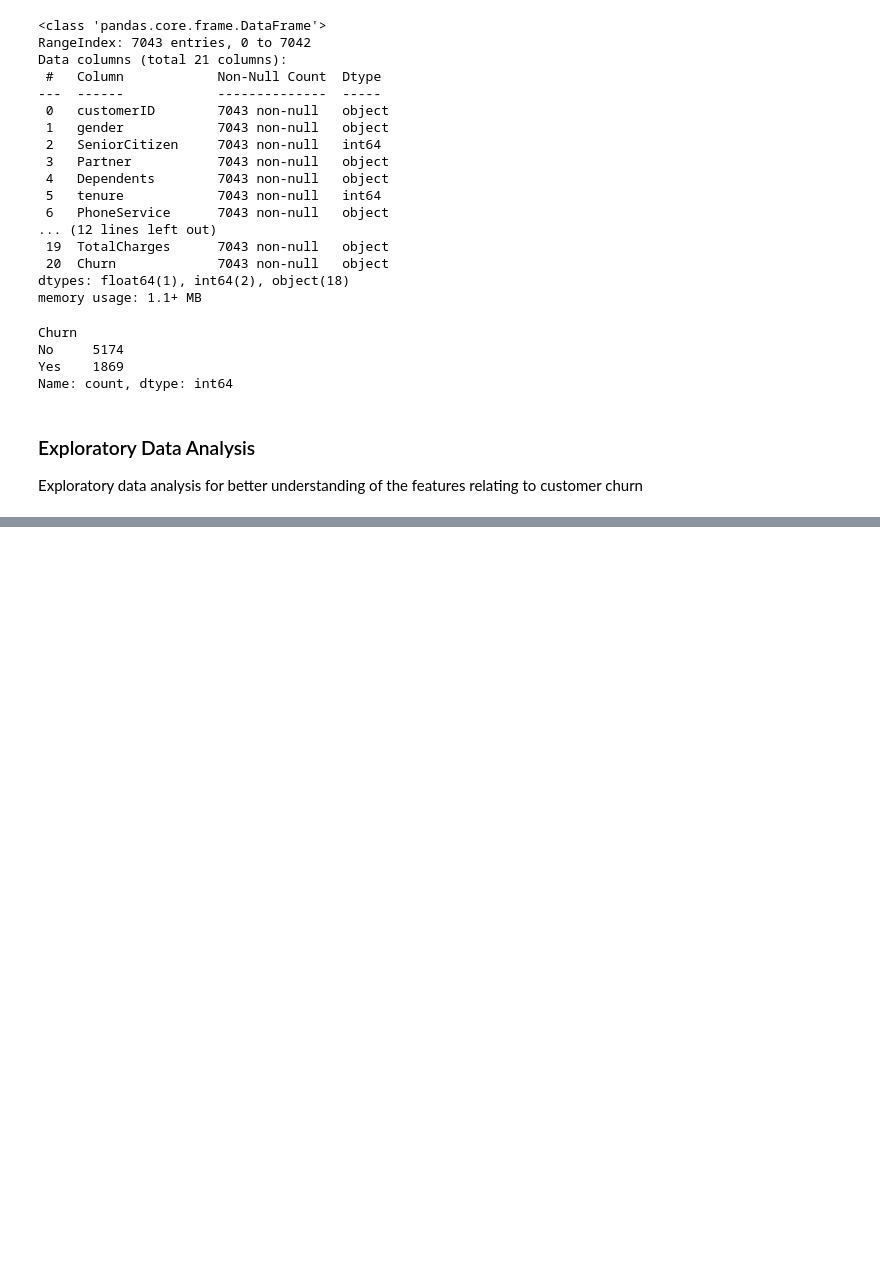
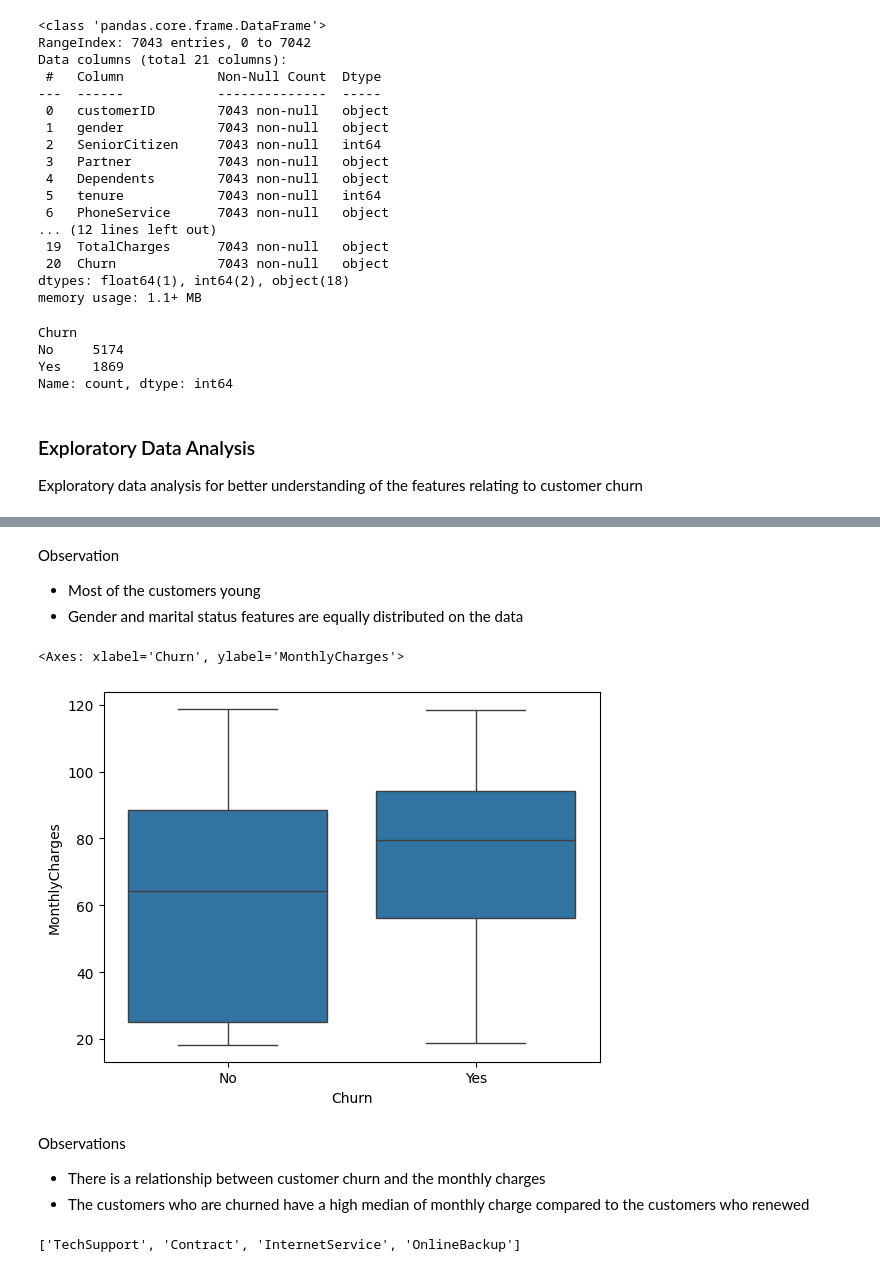
Before and after one commit to mut-rogers/data-science-bootcamp, a Jupyter notebook: Notebooks/customer_churn.ipynb, the cells around one changed output, grey strips where cells are left out. Saved outputs shown, nothing was run; the diff lists cells and outputs as text; code cells hidden in the pictures; blank space fills up the shorter version.

```diff
--- a/Notebooks/customer_churn.ipynb
+++ b/Notebooks/customer_churn.ipynb
@@ -69,0 +87,27 @@ demographic_features = ["Gender",
+# %% [markdown]
+Observation
+- Most of the customers young
+- Gender and marital status features are equally distributed on the data
+# %%
+# Checking whether there is a relationship between customer churn and monthly charges
+sns.boxplot(
+    x="Churn",
+    y="MonthlyCharges",
+    data=customer_data
+)
+# %% [output]
+<Axes: xlabel='Churn', ylabel='MonthlyCharges'>
+[figure, added]
+# %% [markdown]
+Observations
+- There is a relationship between customer churn and the monthly charges
+- The customers who are churned have a high median of monthly charge compared to the customers
+who renewed
+# %%
+# Checking where there is a relationship between customer churn and other features include...
+# InternetService, TechSupport, Contract, and OnlineBackup
+
+other_features = ["TechSupport", "Contract", "InternetService", "OnlineBackup"]
+other_features
+# %% [output]
+['TechSupport', 'Contract', 'InternetService', 'OnlineBackup']
```
Also changed, not shown: parts of 4 cells of this notebook.
